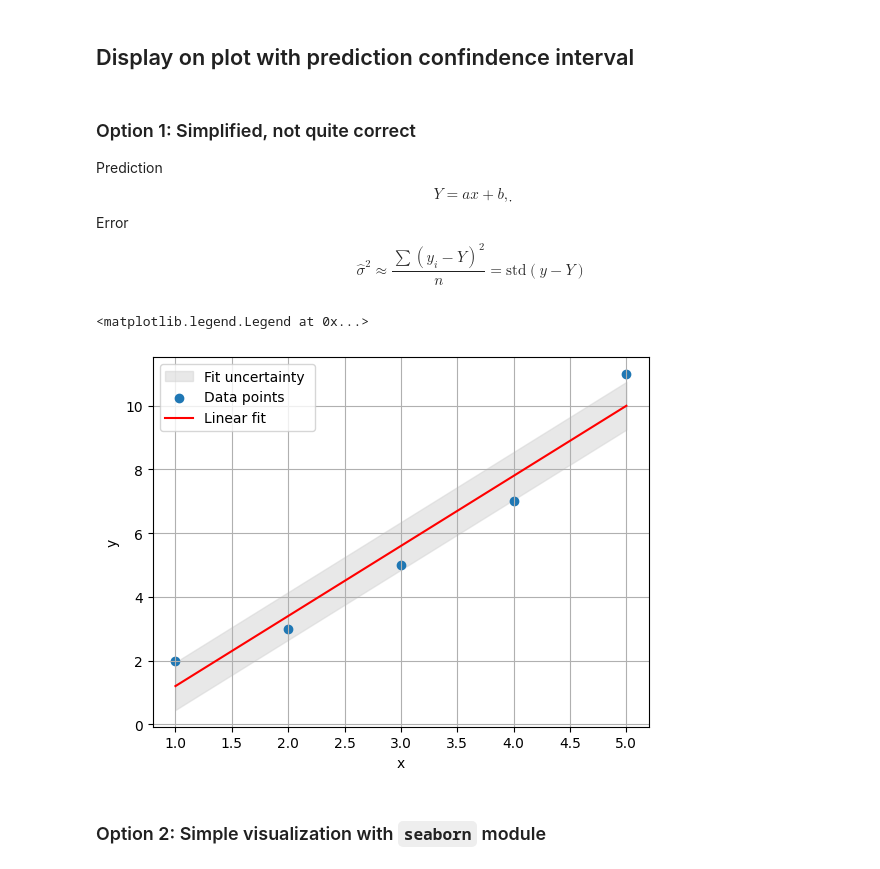
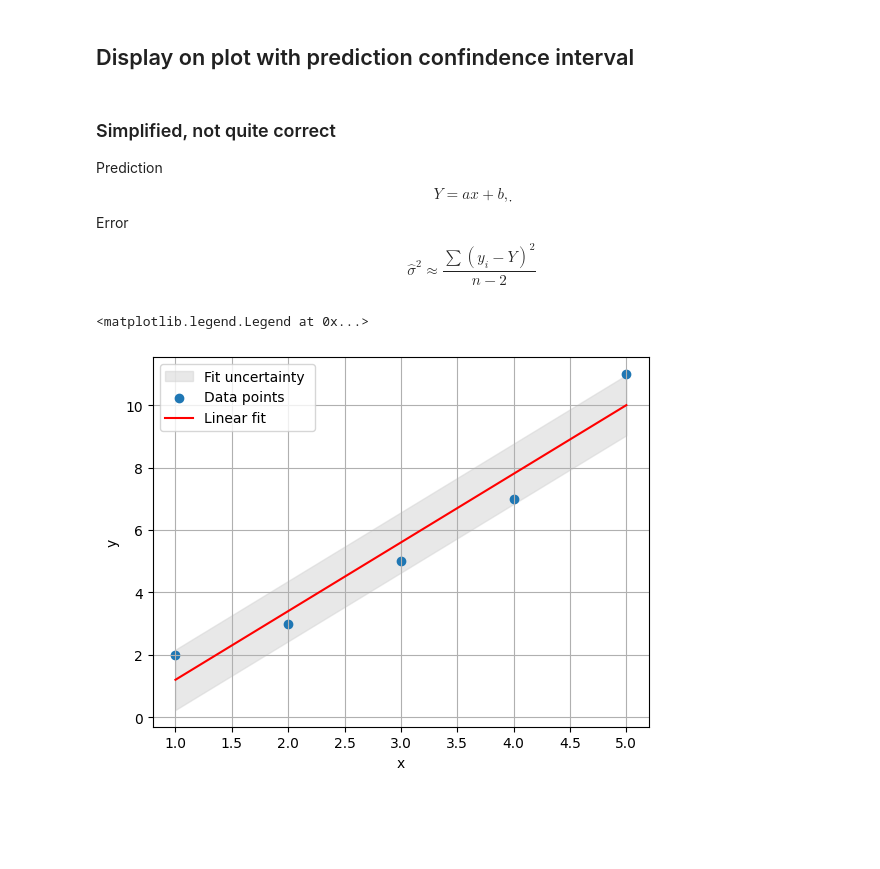
Before and after one commit to tphlabs/python_workshop, a Jupyter notebook: Linear_regression.ipynb, the cells around one changed output. Saved outputs shown, nothing was run; the diff lists cells and outputs as text; code cells hidden in the pictures; blank space fills up the shorter version.

```diff
--- a/Linear_regression.ipynb
+++ b/Linear_regression.ipynb
@@ -49,34 +49,32 @@ intercept: -1.0 ± 1.0
 # %% [markdown]
 ## Display on plot with prediction confindence interval
 # %% [markdown]
-### Option 1: Simplified, not quite correct
+### Simplified, not quite correct
 Prediction
 $$
 Y = ax + b,
 ִִִִִִ$$
 Error
 $$
-\hat\sigma^2 \approx \frac{\sum{(y_i - Y)^2}}{n} = \textrm{std}(y-Y)
+\hat\sigma^2 \approx \frac{\sum{(y_i - Y)^2}}{n-2}
 $$
 # %%
 Y = x * slope + intercept
 n = len(y)
-sigma = np.std(y - Y)
+sigma = np.sqrt(np.sum((y - Y)**2) / (n-2))
 
 y_top = Y + sigma
 y_bot = Y - sigma
 plt.fill_between(x, y_bot, y_top, color='lightgray', alpha=0.5, label=r'Fit uncertainty ')
 
 plt.scatter(x, y, label='Data points')
 
 plt.plot(x, slope * x + intercept, color='red', label='Linear fit')
 
 plt.xlabel('x')
 plt.ylabel('y')
 plt.grid('on')
 plt.legend()
 # %% [output]
 <matplotlib.legend.Legend at 0x...>
-[figure, old version]
+[figure, new version]
-# %% [markdown]
-### Option 2: Simple visualization with ``seaborn`` module
```
Also changed, not shown: parts of 1 cell of this notebook.
